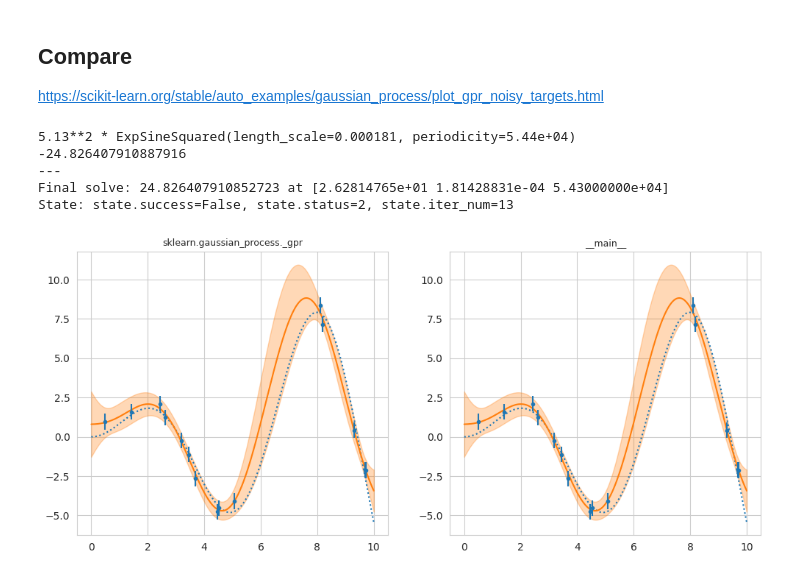
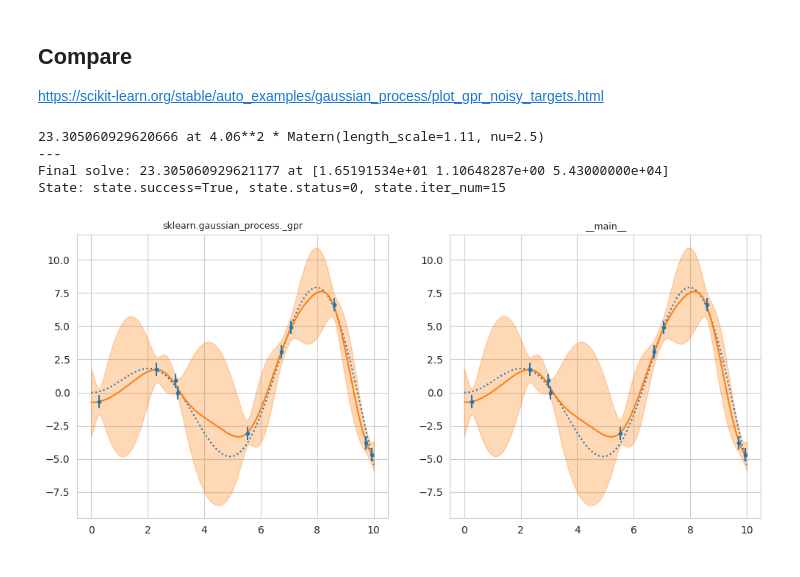
Before and after one commit to ItsNiklas/sparse-gaussian-processes, a Jupyter notebook: GP.ipynb, the cells around one changed output. Drawn from its saved outputs; the diff is of its cells as text; code cells hidden in the pictures.

Commit message:
Added Matérn Kernels

```diff
--- a/GP.ipynb
+++ b/GP.ipynb
@@ -145,8 +162,8 @@ import matplotlib.pyplot as plt
 X = np.linspace(start=0, stop=10, num=1_000).reshape(-1, 1)
 y = np.squeeze(X * np.sin(X))
 
-rng = np.random.RandomState(1)
-training_indices = rng.choice(np.arange(y.size), size=15, replace=False)
+rng = np.random.RandomState(0)
+training_indices = rng.choice(np.arange(y.size), size=10, replace=False)
 X_train, y_train = X[training_indices], y[training_indices]
 
 # Observation Noise
@@ -155,53 +172,60 @@ y_train = y_train + rng.normal(loc=0, scale=noise_std, size=y_train.shape)
 
 # RBF parameters
 #5.13**2 * ExpSineSquared(length_scale=0.000181, periodicity=5.43e+04)
-s = 5.13**2
-l = 0.000181
+s = 3.94
+l = 1.09
 p = 5.43e+04
 
 theta_init = jnp.array([s, l, p], dtype=float)
 # %%
 from sklearn.gaussian_process import GaussianProcessRegressor
-from sklearn.gaussian_process.kernels import ExpSineSquared
+from sklearn.gaussian_process.kernels import Matern
 
 fig, axs = plt.subplots(1, 2, figsize=(12, 5))
 
 for i, ax in enumerate(axs.flatten()):
     if i == 0:
-        kernel = s * ExpSineSquared(l, p)
+        kernel = s * Matern(l, nu = 2.5)
         gaussian_process = GaussianProcessRegressor(
-            kernel=kernel, alpha=noise_std ** 2, n_restarts_optimizer=9
+            kernel=kernel,
+            alpha=noise_std ** 2,
         )
         gaussian_process.fit(X_train, y_train)
-        print(gaussian_process.kernel_)
-        print(gaussian_process.log_marginal_likelihood_value_)
+        print(-gaussian_process.log_marginal_likelihood_value_, "at", gaussian_process.kernel_)
+        print("---")
+    else:
 
-        print('---')
-    else:
-        def kernel(s, l, p, x, y):
-            return ExpSineSquaredKernel(s, l, p, x, y)
+        def kernel(s1, l1, p1, x, y):
+            return MaternKernel52(s1, l1, x, y)
 
 
         gaussian_process = GPR(X_train, y_train, kernel, theta_init, eps=noise_std ** 2)
         gaussian_process.fit()
 
     mean_prediction, std_prediction = gaussian_process.predict(X, return_std=True)
     ax.plot(X, y, linestyle="dotted")
     ax.plot(X, mean_prediction, label="Mean prediction")
-    ax.errorbar(X_train, y_train, noise_std, linestyle="None", color="tab:blue", marker=".", label="Observations", )
+    ax.errorbar(
+        X_train,
+        y_train,
+        noise_std,
+        linestyle="None",
+        color="tab:blue",
+        marker=".",
+        label="Observations",
+    )
     ax.fill_between(
         X.ravel(),
         mean_prediction - 1.96 * std_prediction,
         mean_prediction + 1.96 * std_prediction,
         alpha=0.3,
         color="tab:orange",
     )
     ax.set_title(gaussian_process.__module__, fontsize=9)
 plt.show()
 # %% [output]
-5.13**2 * ExpSineSquared(length_scale=0.000181, periodicity=5.44e+04)
--24.826407910887916
+23.305060929620666 at 4.06**2 * Matern(length_scale=1.11, nu=2.5)
 ---
-Final solve: 24.826407910852723 at [2.62814765e+01 1.81428831e-04 5.43000000e+04]
-State: state.success=False, state.status=2, state.iter_num=13
+Final solve: 23.305060929621177 at [1.65191534e+01 1.10648287e+00 5.43000000e+04]
+State: state.success=True, state.status=0, state.iter_num=15
-[figure, old version]
+[figure, new version]
```
Also changed, not shown: parts of 1 cell of this notebook.
